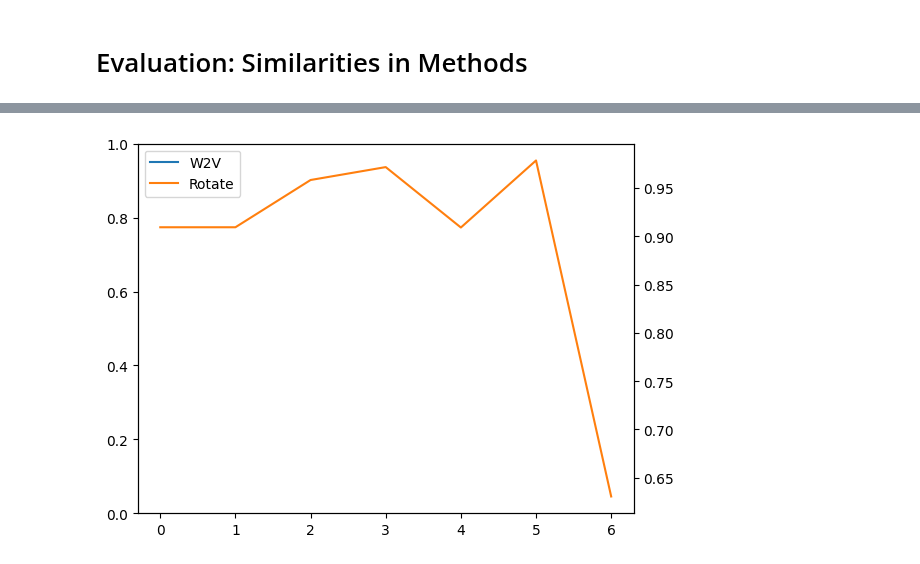
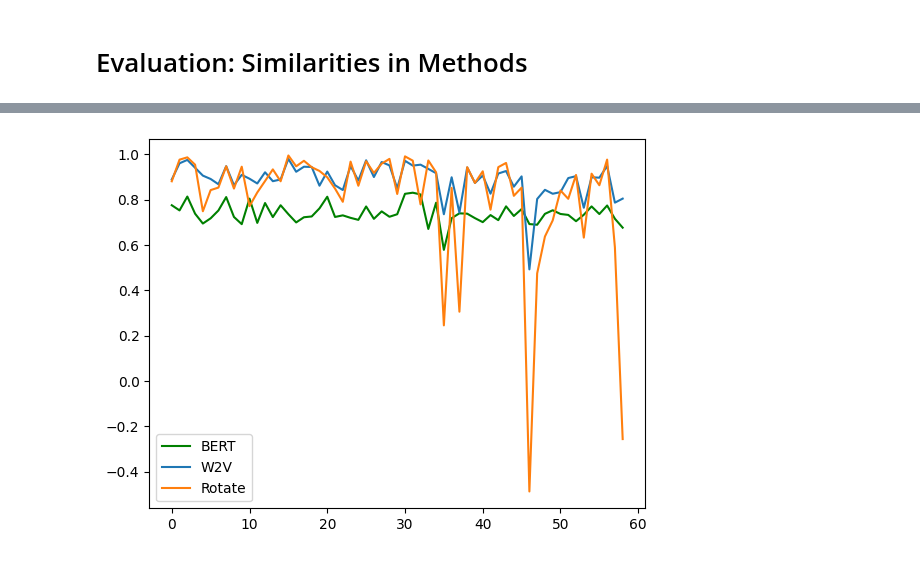
Before and after one commit to henry-dev-atkins/QNLP_MasterWork, a Jupyter notebook: ReadingWordData.ipynb, the cells around one changed output, grey strips where cells are left out. Saved outputs shown, nothing was run; the diff lists cells and outputs as text; code cells hidden in the pictures.

```diff
--- a/ReadingWordData.ipynb
+++ b/ReadingWordData.ipynb
@@ -220,8 +207,10 @@ dot_prds = []
 for dims in dimensions:
 	model = Word2Vec.load('C:\\Users\\henry\\Desktop\\MastersProject\\QNLP_MasterWork\\Word2VecModels\\brown_model_'+str(dims))
 	dim_dot_prod = []
-	for pair in pairs:
+	for pair in word_pairs:
+		#print(pair)
 		dim_dot_prod.append(cosine(model.wv[pair[0]],model.wv[pair[1]]))
+		dim_dot_prod.append(0)
 	dot_prds.append(dim_dot_prod)
 dot_prods = np.array(dot_prds)
 dot_prods.shape
@@ -334,9 +321,8 @@ class BertEncodingWords():
 		embeddings = self.GetEmbeddingsForBothWords(hidden)
 		return cosine(embeddings[1][0], embeddings[1][1])
 
-	def evaluateAllSentPairs(self):
+	def evaluateAllSentPairs(self, word_list):
 			res = []
-			word_list = GetWords()
 			for idx, word in enumerate(word_list):
 				if idx % 2 == 0:
 					try:
@@ -347,13 +333,9 @@ class BertEncodingWords():
 					continue
 			return res
 
-	def GetAllBERTVectors(self):
+	def GetAllBERTVectors(self, word_list):
 		res = []
-		word_list = GetWords()
 		for idx, word in enumerate(word_list):
-			try:
-				res.append(self.getWordVector(word))
-			except:
-				continue
+			res.append(self.getWordVector(word))
 		return res
 # %%
@@ -528,18 +478,17 @@ x_test.shape[1:]
 # %% [markdown]
 # Evaluation: Similarities in Methods
 # %%
-sentences = brown.sents()
-BERT = BertEncodingWords(GetWords())
-W2V = Word2Vec.load('C:\\Users\\henry\\Desktop\\MastersProject\\QNLP_MasterWork\\Word2VecModels\\brown_model_'+str(700))
+BERT = BertEncodingWords(word_list)
+W2V = W2VModel(768)
 
 BERT_dots = dict()
 W2V_dots = dict()
 ROTATED_dots = dict()
 for pair in word_pairs:
-	try:#Try accept as some words do not work in the W2V eg:W2V.wv['plan'] -> Error
-		ROTATED_dots.update({pair[0]+" "+pair[1]:1 - cosine(rotated_words[pair[0]], rotated_words[pair[1]])})
-		W2V_dots.update({pair[0]+" "+pair[1]:1 - cosine(W2V.getvector(pair[0]), W2V.getvector(pair[1]))})
-		BERT_dots.update({pair[0]+" "+pair[1]:1 - cosine(BERT.getWordVector(pair[0]), BERT.getWordVector(pair[1]))})
-		#print(pair[0], pair[1], len(BERT_dots), len(W2V_dots), np.round(W2V_dots[pair[0]+" "+pair[1]], 2), np.round(BERT_dots[pair[0]+" "+pair[1]], 2))
-	except:continue#print(pair)
+	print(pair)
+	#Try accept as some words do not work in the W2V eg:W2V.wv['plan'] -> Error
+	W2V_dots.update({pair[0]+" "+pair[1]:1 - cosine(W2V.getvector(pair[0]), W2V.getvector(pair[1]))})
+	ROTATED_dots.update({pair[0]+" "+pair[1]:1 - cosine(rotated_words[pair[0]], rotated_words[pair[1]])})
+	BERT_dots.update({pair[0]+" "+pair[1]:1 - cosine(BERT.getWordVector(pair[0]), BERT.getWordVector(pair[1]))})
+	#print(pair[0], pair[1], len(BERT_dots), len(W2V_dots), np.round(W2V_dots[pair[0]+" "+pair[1]], 2), np.round(BERT_dots[pair[0]+" "+pair[1]], 2))
 # %% [output]
@@ -549,11 +535,10 @@ Some weights of the model checkpoint at bert-base-uncased were not used when ini
 # %%
 fig, ax = plt.subplots()
 
 plt.plot(BERT_dots.values(), color='g', label = 'BERT')
-ax2 = ax.twinx()
-ax2.plot(W2V_dots.values(), label = 'W2V')
-ax2.plot(ROTATED_dots.values(), label = 'Rotate')
+plt.plot(W2V_dots.values(), label = 'W2V')
+plt.plot(ROTATED_dots.values(), label = 'Rotate')
 plt.legend()
 plt.show()
 # %% [output]
-[figure, old version]
+[figure, new version]
```
Also changed, not shown: parts of 23 cells of this notebook.
